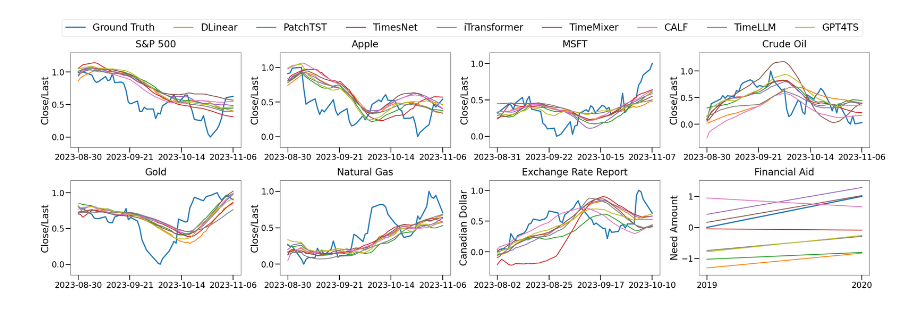
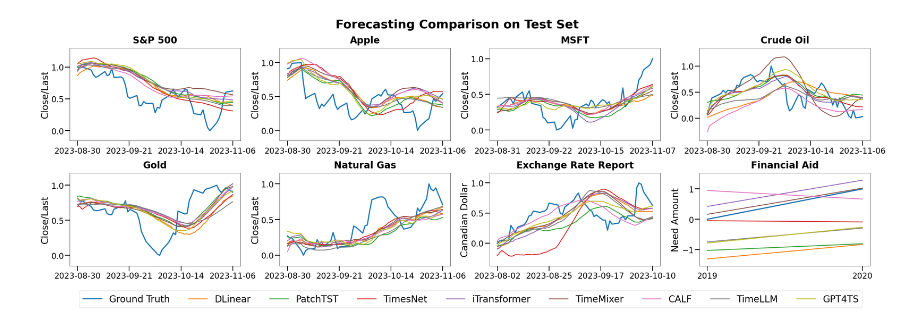
Before and after one commit to UVA-MLSys/Financial-Time-Series, a Jupyter notebook: plot.ipynb, the cells around one changed output. Cells and saved outputs as stored; diff of their text form; code cells hidden in the pictures.

```diff
--- a/plot.ipynb
+++ b/plot.ipynb
@@ -24,7 +24,7 @@ from sklearn.preprocessing import MinMaxScaler
 nrows = 2
 ncols = 4
 assert nrows * ncols >= len(datasets)
-fig, axes = plt.subplots(nrows, ncols, figsize=(42, 12))
+fig, axes = plt.subplots(nrows, ncols, figsize=(43, 12))
 
 for i in range(nrows):
     for j in range(ncols):
@@ -45,17 +45,20 @@ for i in range(nrows):
                 target = 'Close/Last'
 
         if dataset == 'SPX500':
-            ax.set_title('S&P 500')
+            ax.set_title('S&P 500', fontweight='bold')
         else:
-            ax.set_title(dataset.replace('_', ' ').replace(' State', ''))
+            ax.set_title(
+                dataset.replace('_', ' ').replace(' State', ''),
+                fontweight='bold'
+            )
 
-
+        # y-axis label
+        y_label = target.replace('_', ' ').title()
         if target == 'need_amt':
-            ax.set_ylabel('Need Amount')
+            y_label = 'Need Amount'
         elif target == 'Canadian dollar(CAD)':
-            ax.set_ylabel('Canadian Dollar')
-        else:
-            ax.set_ylabel(target.replace('_', ' ').title())
+            y_label = 'Canadian Dollar'
+        ax.set_ylabel(y_label)
 
         ground_truth_plotted = False
         for model in models:
@@ -85,33 +88,34 @@ for i in range(nrows):
                 df[target] = scaler.fit_transform(
                     df[target].values.reshape(-1, 1)
                 )
 
                 ax.plot(df['Date'], df[target], label='Ground Truth', linewidth=3.5)
                 ground_truth_plotted = True
 
             df['Predicted_'+target] = scaler.transform(
                 df['Predicted_'+target].values.reshape(-1, 1)
             )
             ax.plot(df['Date'], df['Predicted_'+target], label=model if model  != 'OFA' else 'GPT4TS')
 
         if dataset != 'Financial_Aid_State':
             x_first_tick = df['Date'].min()
             x_last_tick = df['Date'].max()
             x_major_ticks = 4
             ax.set_xticks(
                 [x_first_tick + (x_last_tick - x_first_tick) * i / (x_major_ticks - 1) for i in range(x_major_ticks)]
             )
         # else:
             # ax.xaxis.set_major_locator(MultipleLocator(base=1))
 
         y_min, y_max = ax.get_ylim()
         ax.set_ylim(y_min-.1, y_max +.1)
 
         if i + j == 0:
-            ax.legend(loc='upper center', ncol=9, bbox_to_anchor=(2.3, 1.4))
+            ax.legend(loc='lower center', ncol=9, bbox_to_anchor=(2.35, -1.85))
 
+plt.suptitle('Forecasting Comparison on Test Set',fontweight='bold')
 plt.subplots_adjust(wspace=0.23, hspace=0.35)
-plt.savefig('results/plot.jpg', dpi=200, bbox_inches="tight")
+plt.savefig('results/plot2.jpg', dpi=200, bbox_inches="tight")
 plt.show()
 # %% [output]
-[figure, old version]
+[figure, new version]
```
Also changed, not shown: 3 other files.
